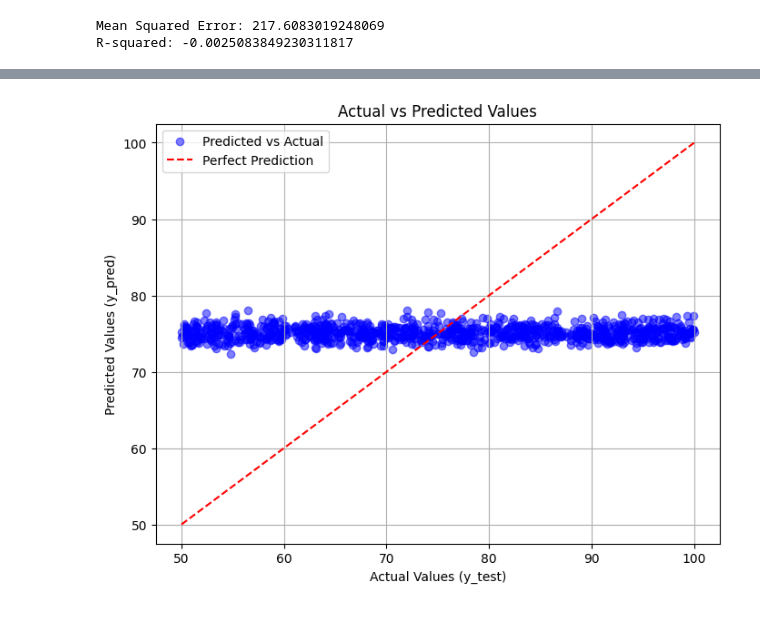
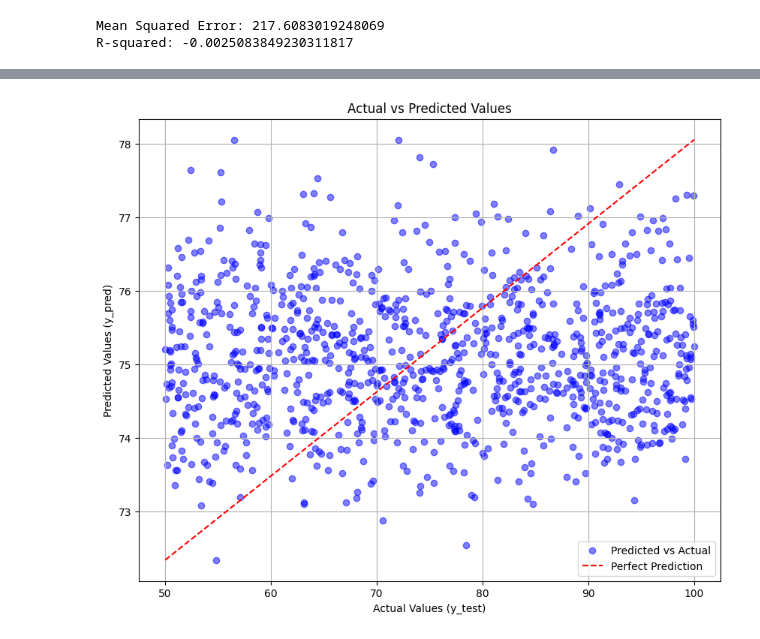
Before and after one commit to osandafdo/Student-Performance-Behavior-EDA, a Jupyter notebook: src/Student-performance-behavior-EDA.ipynb, the cells around one changed output, grey strips where cells are left out. Cells and saved outputs as stored; diff of their text form; code cells hidden in the pictures.

```diff
--- a/src/Student-performance-behavior-EDA.ipynb
+++ b/src/Student-performance-behavior-EDA.ipynb
@@ -474,13 +594,13 @@ R-squared: -0.0025083849230311817
 # %%
 # Plotting test vs predicted values
-plt.figure(figsize=(8, 6))
+plt.figure(figsize=(10, 8))
 plt.scatter(y_test, y_pred, color='blue', alpha=0.5, label='Predicted vs Actual')
-plt.plot([y_test.min(), y_test.max()], [y_test.min(), y_test.max()], color='red', linestyle='--', label='Perfect Prediction')
+plt.plot([y_test.min(), y_test.max()], [y_pred.min(), y_pred.max()], color='red', linestyle='--', label='Perfect Prediction')
 plt.xlabel('Actual Values (y_test)')
 plt.ylabel('Predicted Values (y_pred)')
 plt.title('Actual vs Predicted Values')
 plt.legend()
 plt.grid(True)
 plt.show()
 # %% [output]
-[figure, old version]
+[figure, new version]
```
Also changed, not shown: parts of 6 cells of this notebook, 1 other file.
